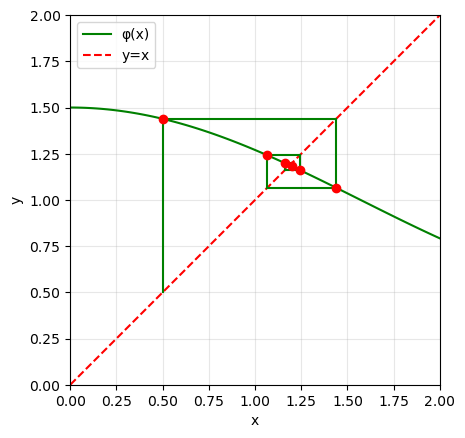
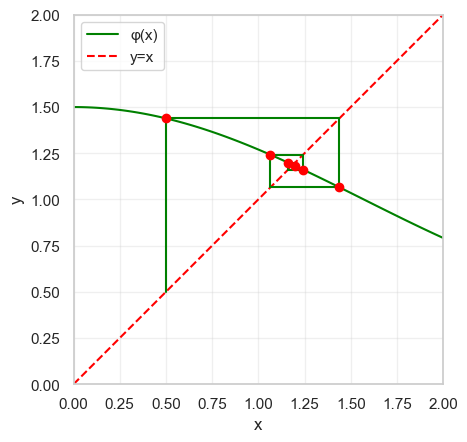
The notebook cell's code change between the first figure and the second:
--- before
+++ after
@@ -1,30 +1,47 @@
 import numpy as np
+import seaborn as sns
 import matplotlib.pyplot as plt
 
 def f(x): 
+    # Функция для метода простой итерации: φ(x) = 0.5*cos(x) + 1
     return 0.5 * np.cos(x) + 1
 
+
+fig, ax = plt.subplots()
+
+# Строим график функции и прямую y=x
 x = np.linspace(0, 2, 100)
-plt.plot(x, f(x), 'g-', label='φ(x)')
-plt.plot(x, x, 'r--', label='y=x')
-plt.grid(True, alpha=0.3)
+ax.plot(x, f(x), 'g-', label='φ(x)')
+ax.plot(x, x, 'r--', label='y=x')
+ax.grid(True, alpha=0.3)
 
-x0 = 0.5
+# Метод простой итерации 
+x0 = 0.5  # Начальное приближение
 x_points = [x0]
 
 for i in range(6):
-    x_next = f(x_points[-1])
-    plt.plot([x_points[i], x_points[i]], [x_points[i], x_next], 'g-')
-    plt.plot([x_points[i], x_next], [x_next, x_next], 'g-')
-    plt.plot(x_points[i], f(x_points[i]), 'ro', markersize=6)
+    x_next = f(x_points[-1])  # Вычисляем следующее приближение
+    
+    # вертикаль к φ(x), затем горизонталь к y=x
+    ax.plot([x_points[i], x_points[i]], [x_points[i], x_next], 'g-')  # вертикальна линия
+    ax.plot([x_points[i], x_next], [x_next, x_next], 'g-')  # горизонтальная линия
+    ax.plot(x_points[i], f(x_points[i]), 'ro', markersize=6)  # отмечаем точку итерации
+    
     x_points.append(x_next)
 
 
-plt.xlabel('x')
-plt.ylabel('y')
-plt.legend()
-plt.axis([0, 2, 0, 2])
-plt.gca().set_aspect('equal')
+ax.set_xlabel('x')
+ax.set_ylabel('y')
+ax.legend()
+ax.set_xlim(0, 2)
+ax.set_ylim(0, 2)
+ax.set_aspect('equal')
+
+
+sns.set_style("whitegrid")
+sns.set_context("notebook")
+
 plt.show()
 
-print("Итерации:", [f"{i}: {val:.6f}" for i, val in enumerate(x_points)]) 
+
+print("Итерации:", [f"{i}: {val:.6f}" for i, val in enumerate(x_points)])

Commit: Add files via upload